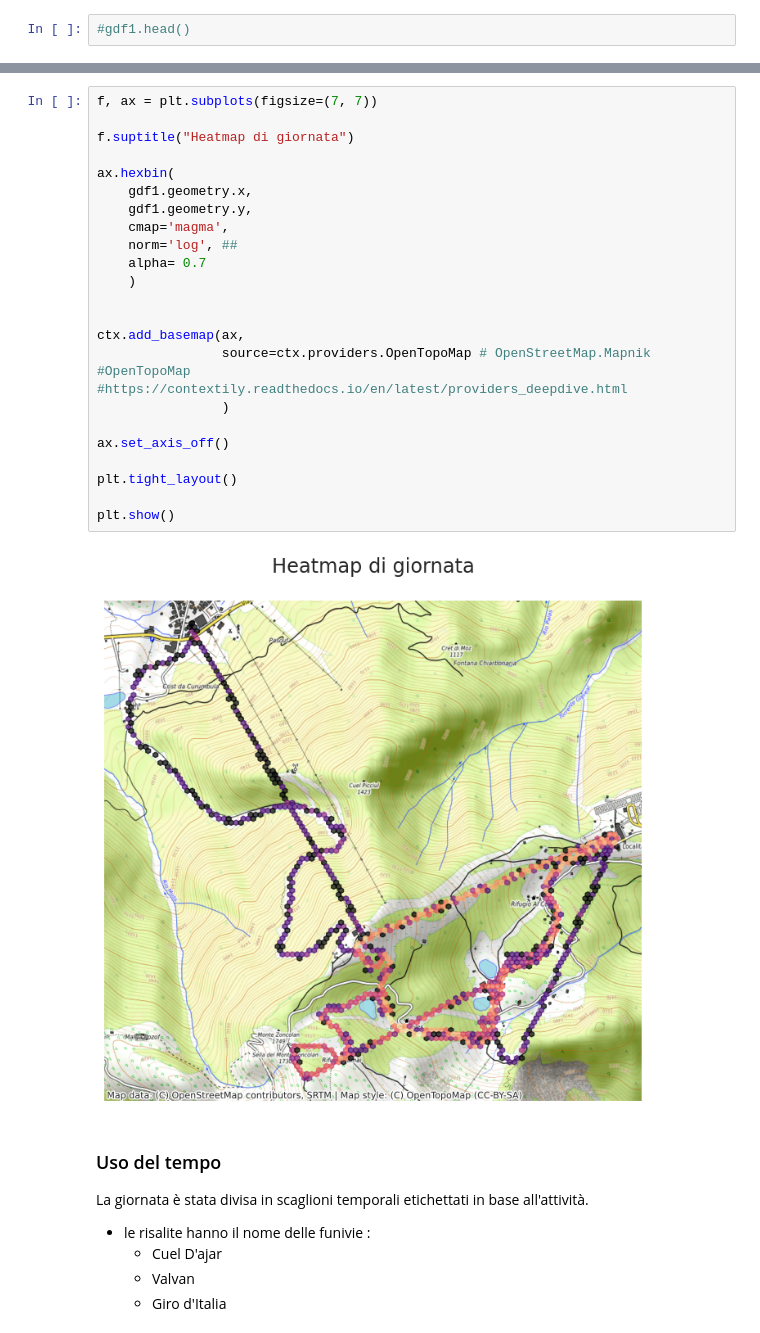
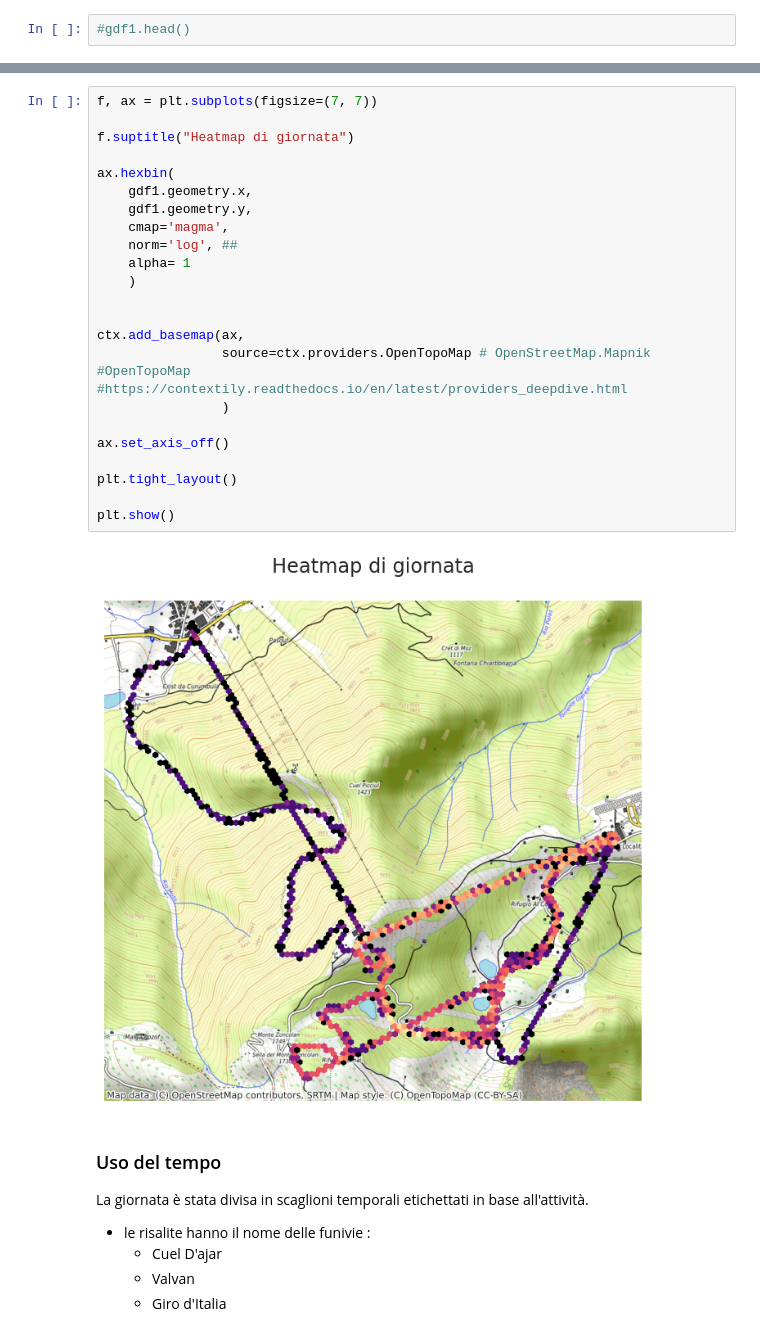
Before and after one commit to thomasmassarutto/DataSlopes, a Jupyter notebook: DataSlopes.ipynb, the cells around one changed output, grey strips where cells are left out. Cells and saved outputs as stored; diff of their text form.

```diff
--- a/DataSlopes.ipynb
+++ b/DataSlopes.ipynb
@@ -435,28 +438,28 @@ plt.show()
 # %%
 f, ax = plt.subplots(figsize=(7, 7))
 
 f.suptitle("Heatmap di giornata")
 
 ax.hexbin(
     gdf1.geometry.x,
     gdf1.geometry.y,
     cmap='magma',
     norm='log', ##
-    alpha= 0.7
+    alpha= 1
     )
 
 
 ctx.add_basemap(ax,
                 source=ctx.providers.OpenTopoMap # OpenStreetMap.Mapnik #OpenTopoMap #https://contextily.readthedocs.io/en/latest/providers_deepdive.html
                 )
 
 ax.set_axis_off()
 
 plt.tight_layout()
 
 plt.show()
 # %% [output]
-[figure, old version]
+[figure, new version]
 # %% [markdown]
 ### Uso del tempo
 
```
Also changed, not shown: parts of 13 cells of this notebook.
